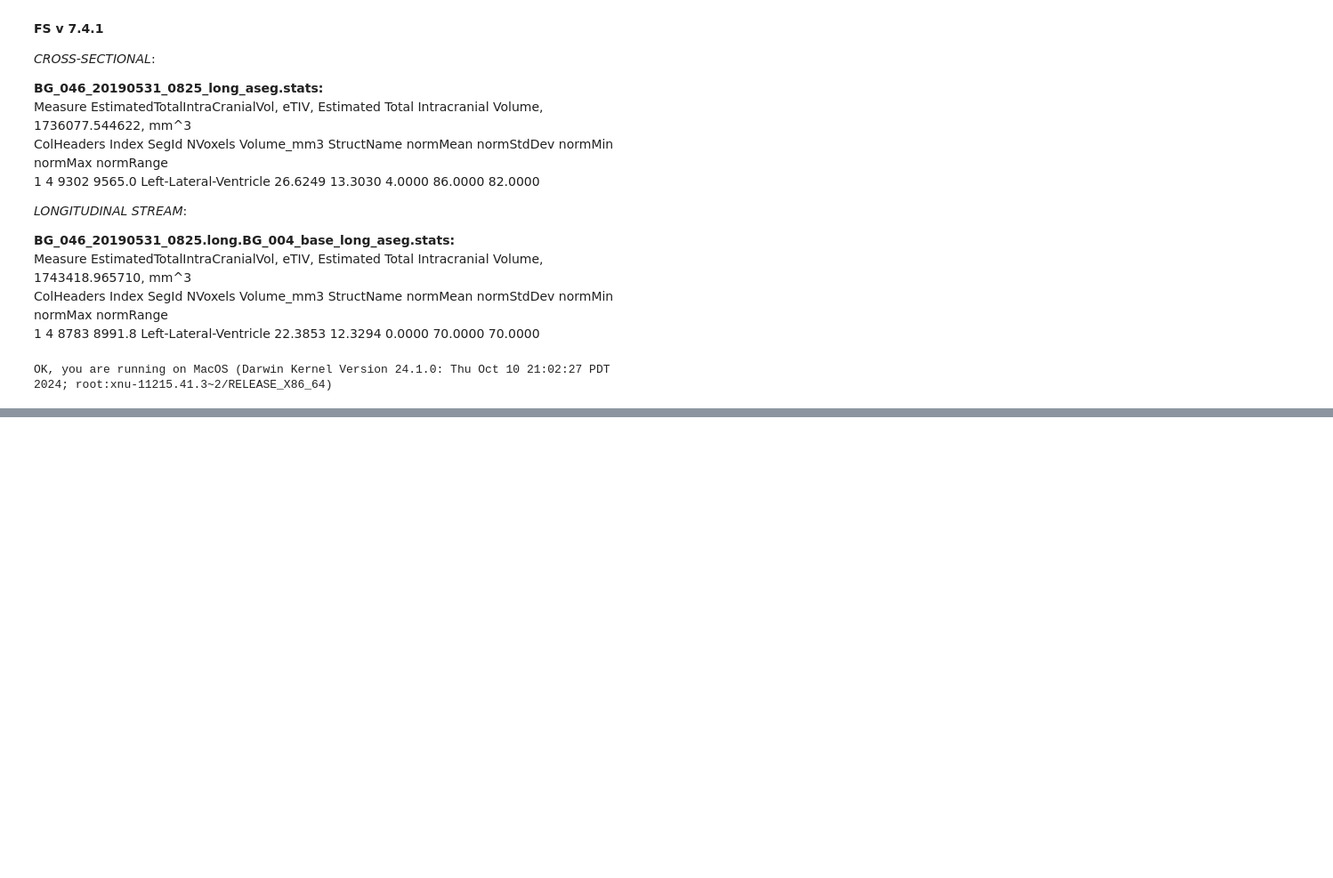
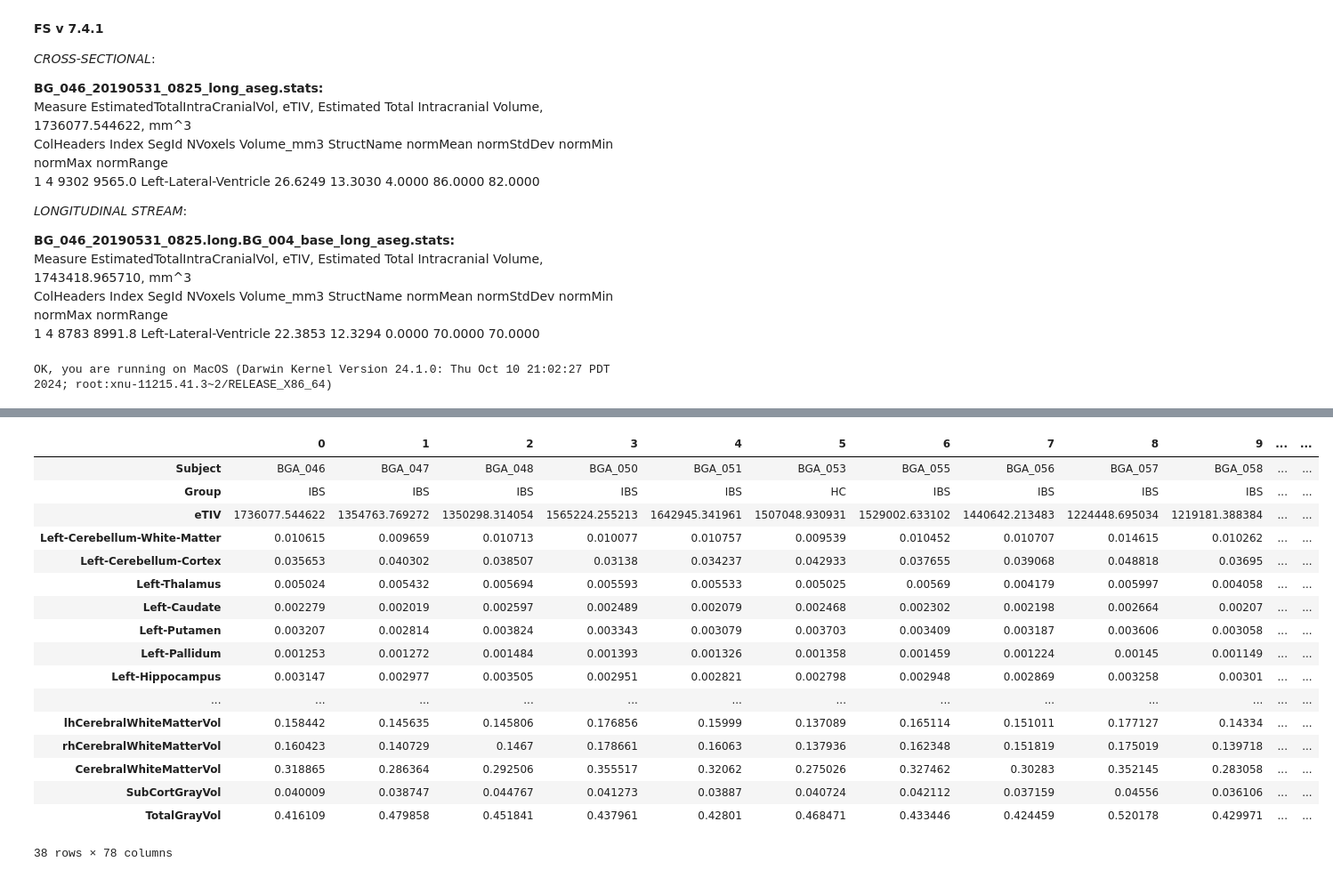
Before and after one commit to arvidl/ibs-brain, a Jupyter notebook: notebooks/04-comparing-FS-versions-on-same-dataset.ipynb, the cells around one changed output, grey strips where cells are left out. Shown: that part at 89% size. Cells and saved outputs as stored; diff of their text form; code cells hidden in the pictures; blank space fills up the shorter version.

```diff
--- a/notebooks/04-comparing-FS-versions-on-same-dataset.ipynb
+++ b/notebooks/04-comparing-FS-versions-on-same-dataset.ipynb
@@ -73,0 +193,21 @@ df_fs7_long = pd.read_csv('../data/fs7_long_aseg_stats_for_regions_in_Skrobisz20
+# %%
+df_fs7_cross_etiv_normalized.T.tail(38)
+# %% [output]
+|  | 0 | 1 | 2 | 3 | 4 | 5 | 6 | 7 | 8 | 9 | ... | ... |
+| Subject | BGA_046 | BGA_047 | BGA_048 | BGA_050 | BGA_051 | BGA_053 | BGA_055 | BGA_056 | BGA_057 | BGA_058 | ... | ... |
+| Group | IBS | IBS | IBS | IBS | IBS | HC | IBS | IBS | IBS | IBS | ... | ... |
+| eTIV | 1736077.544622 | 1354763.769272 | 1350298.314054 | 1565224.255213 | 1642945.341961 | 1507048.930931 | 1529002.633102 | 1440642.213483 | 1224448.695034 | 1219181.388384 | ... | ... |
+| Left-Cerebellum-White-Matter | 0.010615 | 0.009659 | 0.010713 | 0.010077 | 0.010757 | 0.009539 | 0.010452 | 0.010707 | 0.014615 | 0.010262 | ... | ... |
+| Left-Cerebellum-Cortex | 0.035653 | 0.040302 | 0.038507 | 0.03138 | 0.034237 | 0.042933 | 0.037655 | 0.039068 | 0.048818 | 0.03695 | ... | ... |
+| Left-Thalamus | 0.005024 | 0.005432 | 0.005694 | 0.005593 | 0.005533 | 0.005025 | 0.00569 | 0.004179 | 0.005997 | 0.004058 | ... | ... |
+| Left-Caudate | 0.002279 | 0.002019 | 0.002597 | 0.002489 | 0.002079 | 0.002468 | 0.002302 | 0.002198 | 0.002664 | 0.00207 | ... | ... |
+| Left-Putamen | 0.003207 | 0.002814 | 0.003824 | 0.003343 | 0.003079 | 0.003703 | 0.003409 | 0.003187 | 0.003606 | 0.003058 | ... | ... |
+| Left-Pallidum | 0.001253 | 0.001272 | 0.001484 | 0.001393 | 0.001326 | 0.001358 | 0.001459 | 0.001224 | 0.00145 | 0.001149 | ... | ... |
+| Left-Hippocampus | 0.003147 | 0.002977 | 0.003505 | 0.002951 | 0.002821 | 0.002798 | 0.002948 | 0.002869 | 0.003258 | 0.00301 | ... | ... |
+| ... | ... | ... | ... | ... | ... | ... | ... | ... | ... | ... | ... | ... |
+| lhCerebralWhiteMatterVol | 0.158442 | 0.145635 | 0.145806 | 0.176856 | 0.15999 | 0.137089 | 0.165114 | 0.151011 | 0.177127 | 0.14334 | ... | ... |
+| rhCerebralWhiteMatterVol | 0.160423 | 0.140729 | 0.1467 | 0.178661 | 0.16063 | 0.137936 | 0.162348 | 0.151819 | 0.175019 | 0.139718 | ... | ... |
+| CerebralWhiteMatterVol | 0.318865 | 0.286364 | 0.292506 | 0.355517 | 0.32062 | 0.275026 | 0.327462 | 0.30283 | 0.352145 | 0.283058 | ... | ... |
+| SubCortGrayVol | 0.040009 | 0.038747 | 0.044767 | 0.041273 | 0.03887 | 0.040724 | 0.042112 | 0.037159 | 0.04556 | 0.036106 | ... | ... |
+| TotalGrayVol | 0.416109 | 0.479858 | 0.451841 | 0.437961 | 0.42801 | 0.468471 | 0.433446 | 0.424459 | 0.520178 | 0.429971 | ... | ... |
+38 rows × 78 columns
```
Also changed, not shown: parts of 13 cells of this notebook, 2 other files.
